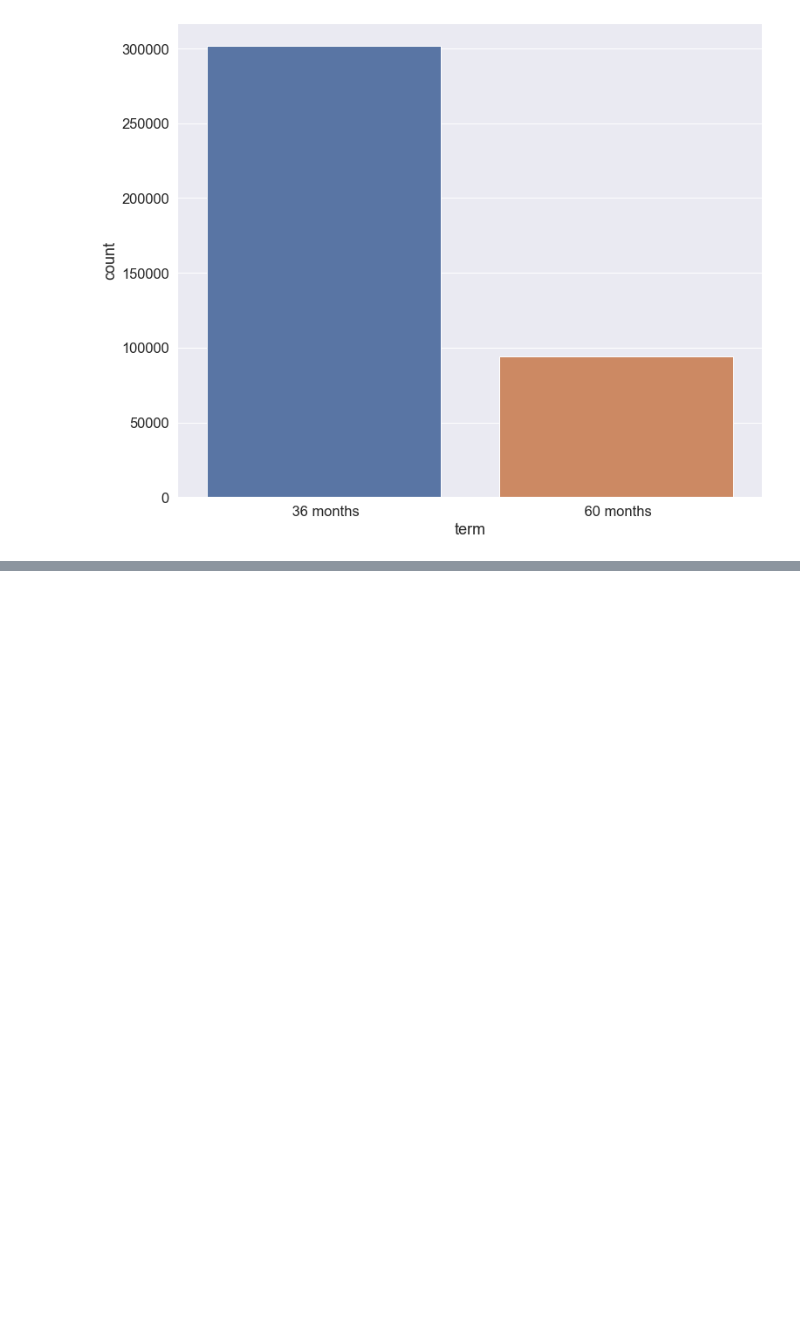
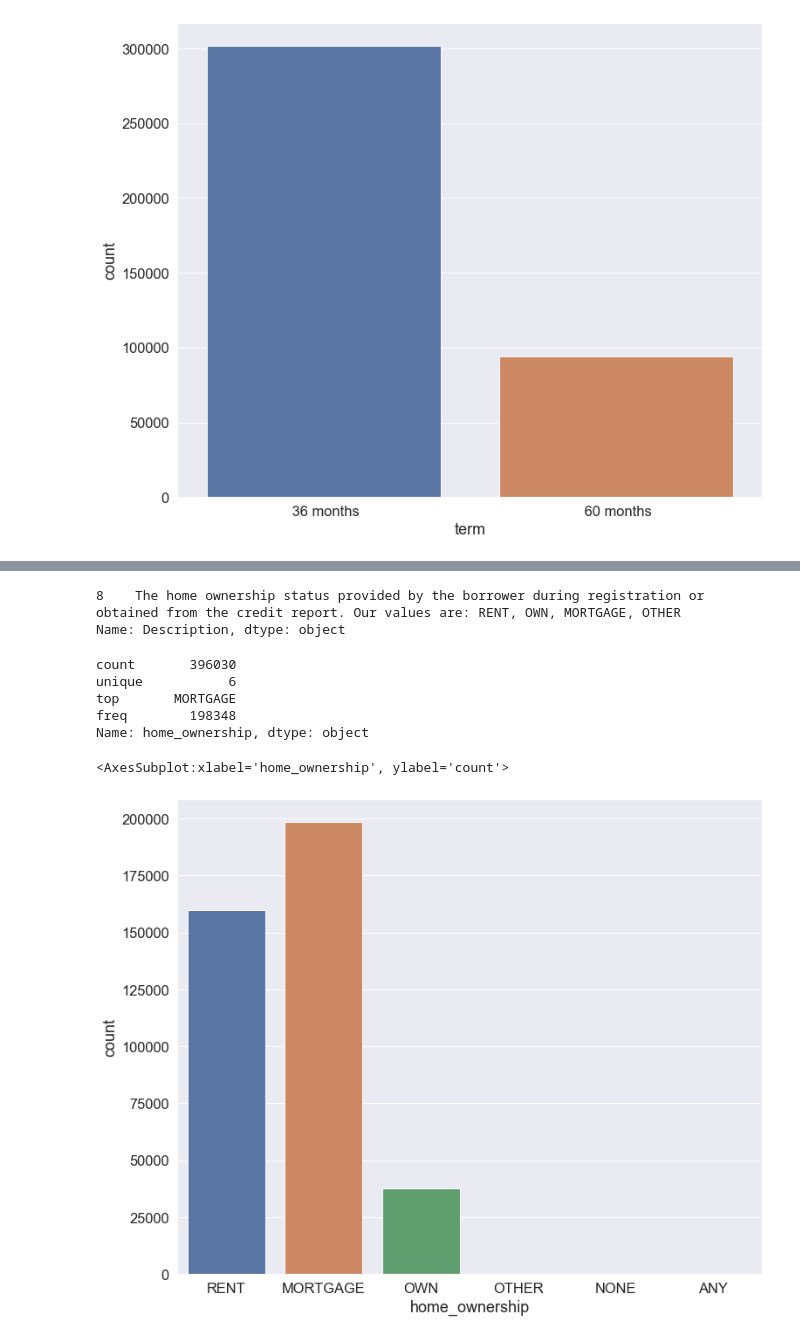
Before and after one commit to Ganesh4693/Lending-Club, a Jupyter notebook: lending.ipynb, the cells around one changed output, grey strips where cells are left out. Cells and saved outputs as stored; diff of their text form; code cells hidden in the pictures; blank space fills up the shorter version.

```diff
--- a/lending.ipynb
+++ b/lending.ipynb
@@ -584,0 +677,19 @@ sns.countplot(data=data1,x='term')
+# %%
+info[info.LoanStatNew=='home_ownership'].Description
+# %% [output]
+8    The home ownership status provided by the borrower during registration or obtained from the credit report. Our values are: RENT, OWN, MORTGAGE, OTHER
+Name: Description, dtype: object
+# %%
+data1.home_ownership.describe()
+# %% [output]
+count       396030
+unique           6
+top       MORTGAGE
+freq        198348
+Name: home_ownership, dtype: object
+# %%
+plt.figure(figsize=(12,10))
+sns.countplot(data=data1,x='home_ownership')
+# %% [output]
+<AxesSubplot:xlabel='home_ownership', ylabel='count'>
+[figure, added]
```
Also changed, not shown: parts of 120 cells of this notebook.
